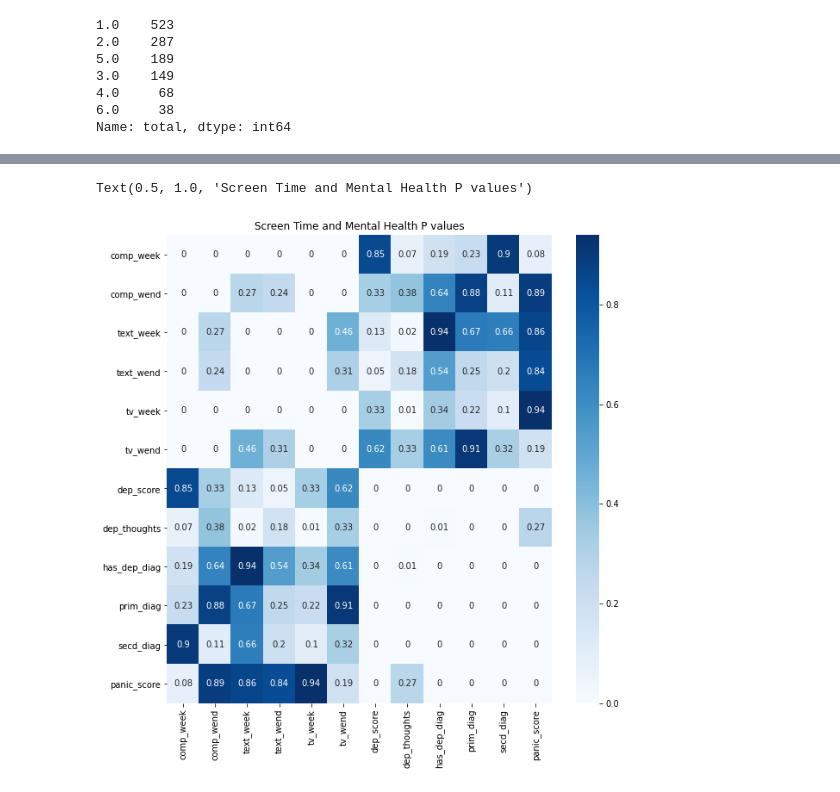
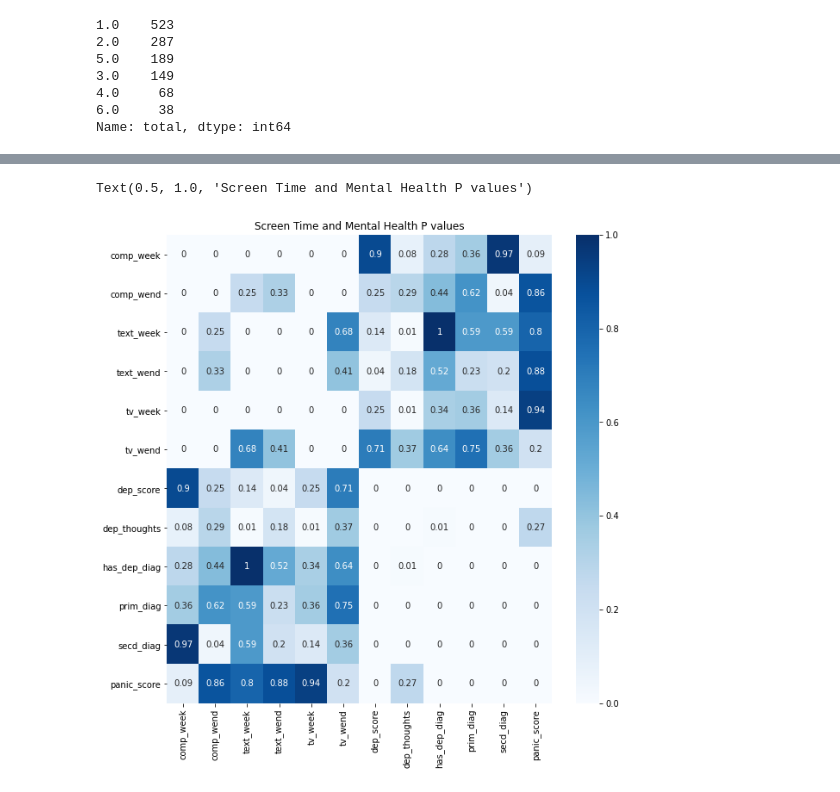
Before and after one commit to tomstark99/COMS30050, a Jupyter notebook: coursework/binary_classification/cor_Xs_y_total.ipynb, the cells around one changed output, grey strips where cells are left out. Cells and saved outputs as stored; diff of their text form; code cells hidden in the pictures.

```diff
--- a/coursework/binary_classification/cor_Xs_y_total.ipynb
+++ b/coursework/binary_classification/cor_Xs_y_total.ipynb
@@ -68,12 +70,21 @@ Text(0.5, 1.0, 'Screen Time and Mental Health Correlation Matrix')
 # %%
 p_values = [[] for i in range(12)]
 all_vars = [X.comp_week, X.comp_wend, X.text_week, X.text_wend, X.tv_week, X.tv_wend, X.dep_score, X.dep_thoughts, X.has_dep_diag, X.prim_diag, X.secd_diag, X.panic_score]
 
 # 0 --> comp_week and others
 # 1 --> comp_wend and others
 # .
 # 11 --> panic_score and others
 
 for i in range(len(p_values)):
     for j in range(len(p_values)):
-        p_values[i].append( round(stats.pearsonr(all_vars[i], all_vars[j])[1], 2) )
+        p_values[i].append( round(stats.spearmanr(all_vars[i], all_vars[j])[1], 2) )
+
+labels = ['comp_week', 'comp_wend', 'text_week', 'text_wend', 'tv_week', 'tv_wend', 'dep_score', 'dep_thoughts', 'has_dep_diag', 'prim_diag', 'secd_diag', 'panic_score']
+
+fig, ax = plt.subplots(figsize=(10, 10))
+sns.heatmap(p_values, annot=True, cmap="Blues", xticklabels=labels, yticklabels=labels)
+ax.set_title('Screen Time and Mental Health P values')
+# %% [output]
+Text(0.5, 1.0, 'Screen Time and Mental Health P values')
+[figure, added]
@@ -84,7 +90,0 @@ labels = ['comp_week', 'comp_wend', 'text_week', 'text_wend', 'tv_week', 'tv_wen
-# %%
-fig, ax = plt.subplots(figsize=(10, 10))
-sns.heatmap(p_values, annot=True, cmap="Blues", xticklabels=labels, yticklabels=labels)
-ax.set_title('Screen Time and Mental Health P values')
-# %% [output]
-Text(0.5, 1.0, 'Screen Time and Mental Health P values')
-[figure, removed]
```
Also changed, not shown: parts of 6 cells of this notebook, 8 other files.
